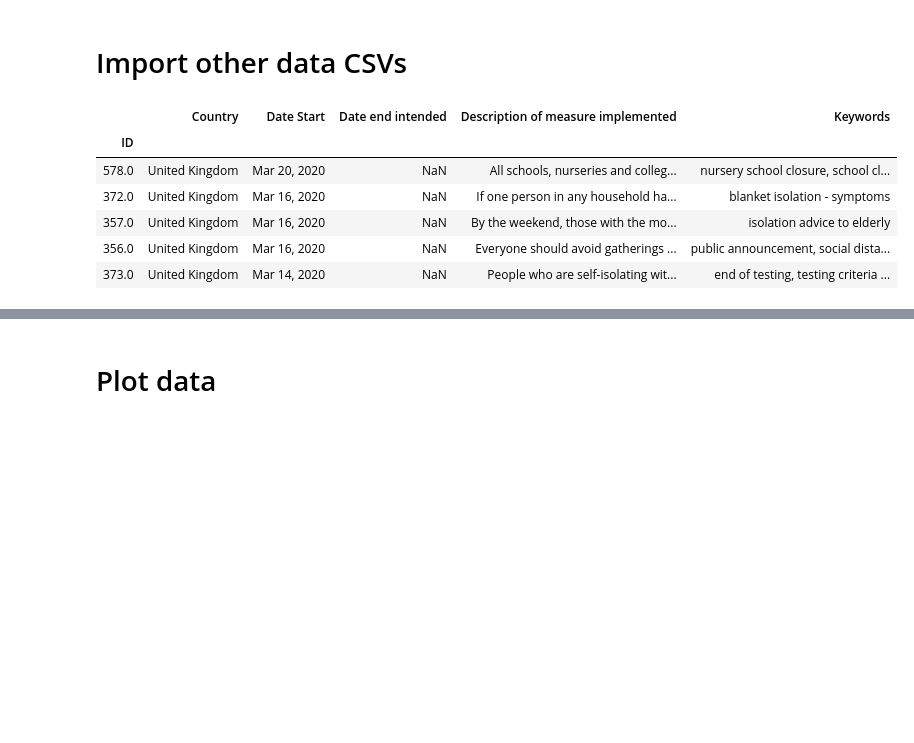
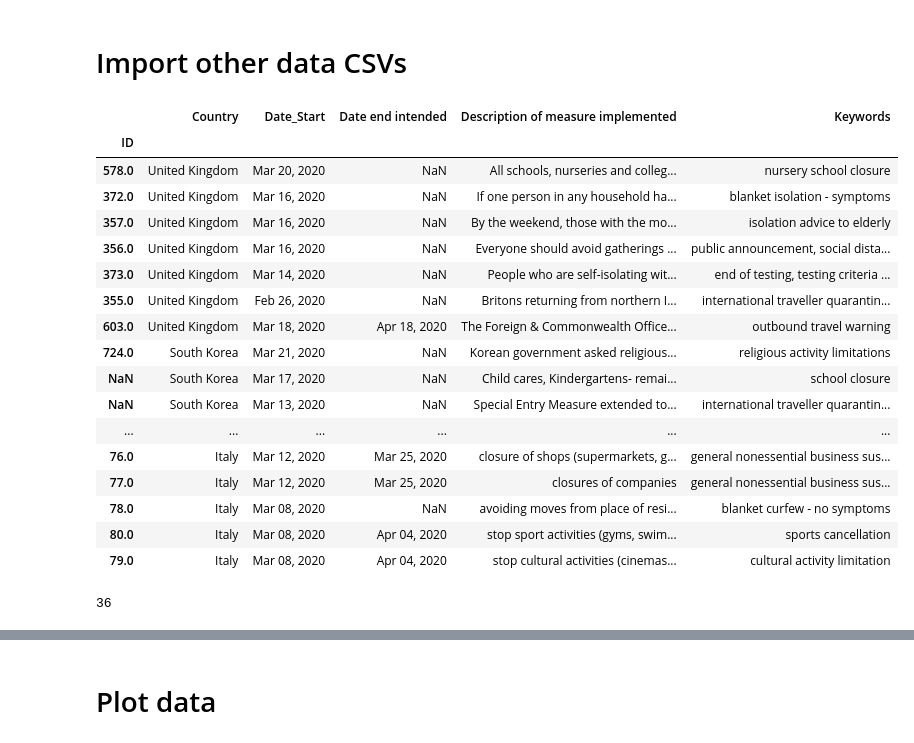
Before and after one commit to andreascaudo/datasciencebusiness, a Jupyter notebook: data_analysis.ipynb, the cells around one changed output, grey strips where cells are left out. Saved outputs shown, nothing was run; the diff lists cells and outputs as text; code cells hidden in the pictures; blank space fills up the shorter version.

Commit message:
Test about lockdown meter

```diff
--- a/data_analysis.ipynb
+++ b/data_analysis.ipynb
@@ -150,17 +152,54 @@ We extract the information needed and parsed into new csv files through the code
 path_gdp = os.getcwd() + "/parsed_data/world/GDP.csv"
 path_population = os.getcwd() + "/parsed_data/world/Population.csv"
 path_lockdown = os.getcwd() + "/parsed_data/world/Lockdown.csv"
+path = path.replace("/",os.path.sep)
 
 gdp = pd.read_csv(path_gdp, index_col = 0)
 population = pd.read_csv(path_population, index_col = 0)
 lockdown = pd.read_csv(path_lockdown, index_col = 0)
-
-lockdown.head()
+lockdown.columns = ['Country', 'Date_Start', 'Date_end_intended',
+       'Description', 'Keywords']
-# %% [output]
-|  | Country | Date Start | Date end intended | Description of measure implemented | Keywords |
-| ID |  |  |  |  |  |
-| 578.0 | United Kingdom | Mar 20, 2020 | NaN | All schools, nurseries and colleg... | nursery school closure, school cl... |
-| 372.0 | United Kingdom | Mar 16, 2020 | NaN | If one person in any household ha... | blanket isolation - symptoms |
-| 357.0 | United Kingdom | Mar 16, 2020 | NaN | By the weekend, those with the mo... | isolation advice to elderly |
-| 356.0 | United Kingdom | Mar 16, 2020 | NaN | Everyone should avoid gatherings ... | public announcement, social dista... |
-| 373.0 | United Kingdom | Mar 14, 2020 | NaN | People who are self-isolating wit... | end of testing, testing criteria ... |
+# %%
+lockdown.head(50)
+# %% [output]
+|  | Country | Date_Start | Date end intended | Description of measure implemented | Keywords |
+| ID |  |  |  |  |  |
+| 578.0 | United Kingdom | Mar 20, 2020 | NaN | All schools, nurseries and colleg... | nursery school closure |
+| 372.0 | United Kingdom | Mar 16, 2020 | NaN | If one person in any household ha... | blanket isolation - symptoms |
+| 357.0 | United Kingdom | Mar 16, 2020 | NaN | By the weekend, those with the mo... | isolation advice to elderly |
+| 356.0 | United Kingdom | Mar 16, 2020 | NaN | Everyone should avoid gatherings ... | public announcement, social dista... |
+| 373.0 | United Kingdom | Mar 14, 2020 | NaN | People who are self-isolating wit... | end of testing, testing criteria ... |
+| 355.0 | United Kingdom | Feb 26, 2020 | NaN | Britons returning from northern I... | international traveller quarantin... |
+| 603.0 | United Kingdom | Mar 18, 2020 | Apr 18, 2020 | The Foreign & Commonwealth Office... | outbound travel warning |
+| 724.0 | South Korea | Mar 21, 2020 | NaN | Korean government asked religious... | religious activity limitations |
+| NaN | South Korea | Mar 17, 2020 | NaN | Child cares, Kindergartens- remai... | school closure |
+| NaN | South Korea | Mar 13, 2020 | NaN | Special Entry Measure extended to... | international traveller quarantin... |
+| ... | ... | ... | ... | ... | ... |
+| 76.0 | Italy | Mar 12, 2020 | Mar 25, 2020 | closure of shops (supermarkets, g... | general nonessential business sus... |
+| 77.0 | Italy | Mar 12, 2020 | Mar 25, 2020 | closures of companies | general nonessential business sus... |
+| 78.0 | Italy | Mar 08, 2020 | NaN | avoiding moves from place of resi... | blanket curfew - no symptoms |
+| 80.0 | Italy | Mar 08, 2020 | Apr 04, 2020 | stop sport activities (gyms, swim... | sports cancellation |
+| 79.0 | Italy | Mar 08, 2020 | Apr 04, 2020 | stop cultural activities (cinemas... | cultural activity limitation |
+# %%
+unique_values = pd.unique(lockdown["Keywords"])
+all_keywords = []
+
+for row in lockdown.iterrows():
+    row_keywords_found = row[1][4].split(",")
+    all_keywords += row_keywords_found
+
+dummy_all_keywords = all_keywords.copy()
+all_keywords = []
+meaningfull_keywords = ['closure','distancing','quarantine','remote', 'isolation', 'hospital', 'hygiene', 'medical', 'suspension']
+for keyword in dummy_all_keywords:
+    for meaningfull_keyword in meaningfull_keywords:
+        if meaningfull_keyword in keyword.split():
+            keyword = keyword.strip()
+            all_keywords.append(keyword)
+
+
+all_keywords = list(dict.fromkeys(all_keywords))
+
+len(all_keywords)
+# %% [output]
+36
```
Also changed, not shown: parts of 21 cells of this notebook, 3 other files.
